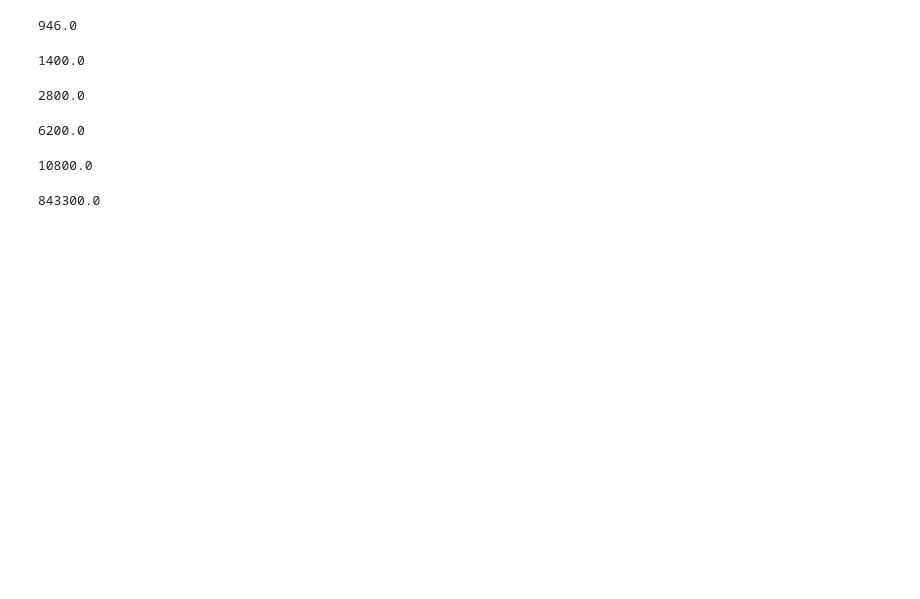
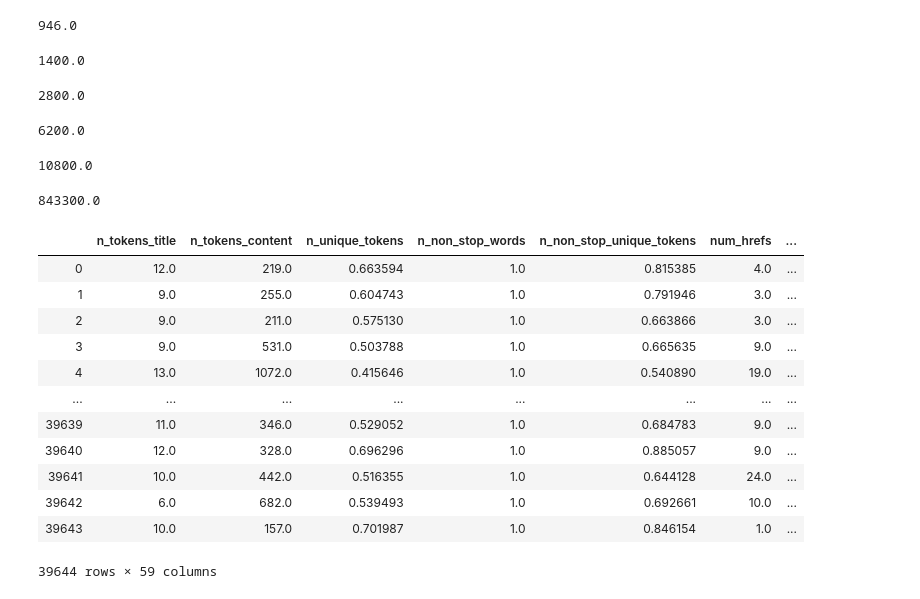
Before and after one commit to akshaynayanravi/news_popularity_online, a Jupyter notebook: news_popularity_online_prediction.ipynb, the cells around one changed output. Saved outputs shown, nothing was run; the diff lists cells and outputs as text; code cells hidden in the pictures; blank space fills up the shorter version.

```diff
--- a/news_popularity_online_prediction.ipynb
+++ b/news_popularity_online_prediction.ipynb
@@ -731,0 +655,21 @@ c
+# %%
+popularity_mapping = {'Least Popular':1, 'Moderately Popular':2, 'Popular':3, 'Highly Popular':4, 'Extremely Popular':5, 'Nailed It':6}
+data_raw['popularity'] = data_raw['popularity'].map(popularity_mapping)
+# %%
+data_cleaned = data_raw.drop(['url', ' timedelta', ' shares'], axis=1)
+# %%
+data_cleaned
+# %% [output]
+|  | n_tokens_title | n_tokens_content | n_unique_tokens | n_non_stop_words | n_non_stop_unique_tokens | num_hrefs | ... |
+| 0 | 12.0 | 219.0 | 0.663594 | 1.0 | 0.815385 | 4.0 | ... |
+| 1 | 9.0 | 255.0 | 0.604743 | 1.0 | 0.791946 | 3.0 | ... |
+| 2 | 9.0 | 211.0 | 0.575130 | 1.0 | 0.663866 | 3.0 | ... |
+| 3 | 9.0 | 531.0 | 0.503788 | 1.0 | 0.665635 | 9.0 | ... |
+| 4 | 13.0 | 1072.0 | 0.415646 | 1.0 | 0.540890 | 19.0 | ... |
+| ... | ... | ... | ... | ... | ... | ... | ... |
+| 39639 | 11.0 | 346.0 | 0.529052 | 1.0 | 0.684783 | 9.0 | ... |
+| 39640 | 12.0 | 328.0 | 0.696296 | 1.0 | 0.885057 | 9.0 | ... |
+| 39641 | 10.0 | 442.0 | 0.516355 | 1.0 | 0.644128 | 24.0 | ... |
+| 39642 | 6.0 | 682.0 | 0.539493 | 1.0 | 0.692661 | 10.0 | ... |
+| 39643 | 10.0 | 157.0 | 0.701987 | 1.0 | 0.846154 | 1.0 | ... |
+39644 rows × 59 columns
```
Also changed, not shown: parts of 19 cells of this notebook.
